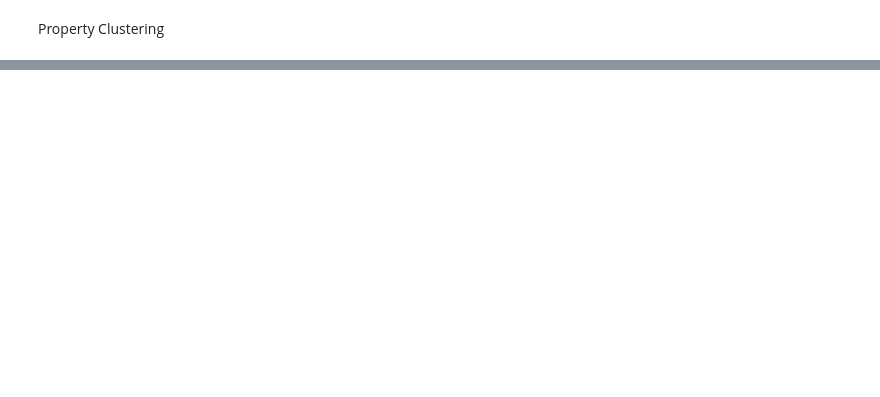
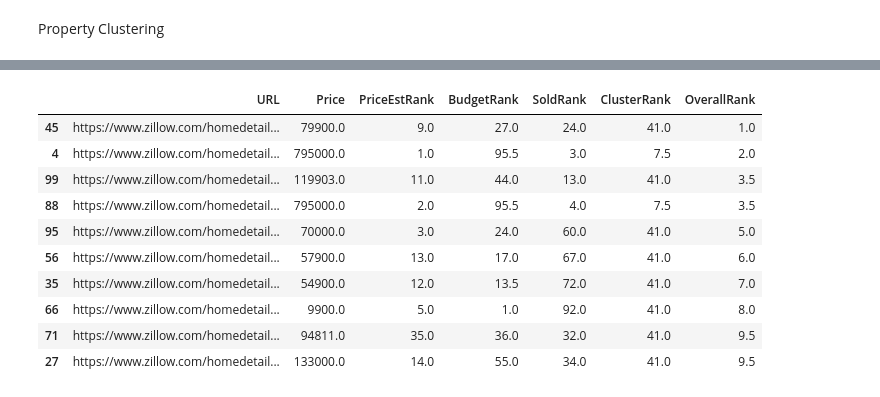
Before and after one commit to aldrinlambon/ranking-real-estate-listings, a Jupyter notebook: RealEstateModeling.ipynb, the cells around one changed output, grey strips where cells are left out. Cells and saved outputs as stored; diff of their text form; code cells hidden in the pictures; blank space fills up the shorter version.

```diff
--- a/RealEstateModeling.ipynb
+++ b/RealEstateModeling.ipynb
@@ -92,0 +141,28 @@ Ranking Algorithm
+# %%
+results = pd.read_csv('Key.csv')
+results = results.loc[test_df.index,['URL','Price']].reset_index(drop=True)
+
+budget = 1e6 # $1M
+
+results['PriceEstRank'] = (results['Price']-pd.Series(predicted_price)).rank()
+results['BudgetRank'] = (results['Price']-[budget]*len(results)).rank()
+results['SoldRank'] = pd.Series(acquisition_probability[:,1]).rank()
+results['ClusterRank'] = pd.Series(property_clusters).map(sold_probab_cluster).rank()
+
+results['OverallRank'] = results[['PriceEstRank','SoldRank','ClusterRank','BudgetRank']].mean(axis=1).rank()
+results = results.sort_values(['OverallRank'],ascending=True)
+
+results.to_csv('Recommendations.csv',index=False)
+results.head(10)
+# %% [output]
+|  | URL | Price | PriceEstRank | BudgetRank | SoldRank | ClusterRank | OverallRank |
+| 45 | https://www.zillow.com/homedetail... | 79900.0 | 9.0 | 27.0 | 24.0 | 41.0 | 1.0 |
+| 4 | https://www.zillow.com/homedetail... | 795000.0 | 1.0 | 95.5 | 3.0 | 7.5 | 2.0 |
+| 99 | https://www.zillow.com/homedetail... | 119903.0 | 11.0 | 44.0 | 13.0 | 41.0 | 3.5 |
+| 88 | https://www.zillow.com/homedetail... | 795000.0 | 2.0 | 95.5 | 4.0 | 7.5 | 3.5 |
+| 95 | https://www.zillow.com/homedetail... | 70000.0 | 3.0 | 24.0 | 60.0 | 41.0 | 5.0 |
+| 56 | https://www.zillow.com/homedetail... | 57900.0 | 13.0 | 17.0 | 67.0 | 41.0 | 6.0 |
+| 35 | https://www.zillow.com/homedetail... | 54900.0 | 12.0 | 13.5 | 72.0 | 41.0 | 7.0 |
+| 66 | https://www.zillow.com/homedetail... | 9900.0 | 5.0 | 1.0 | 92.0 | 41.0 | 8.0 |
+| 71 | https://www.zillow.com/homedetail... | 94811.0 | 35.0 | 36.0 | 32.0 | 41.0 | 9.5 |
+| 27 | https://www.zillow.com/homedetail... | 133000.0 | 14.0 | 55.0 | 34.0 | 41.0 | 9.5 |
```
Also changed, not shown: parts of 11 cells of this notebook.
